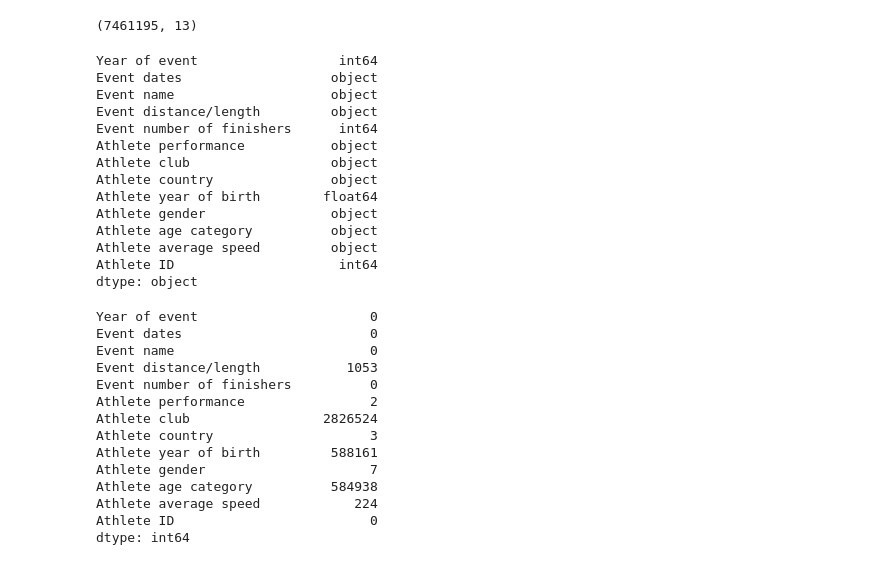
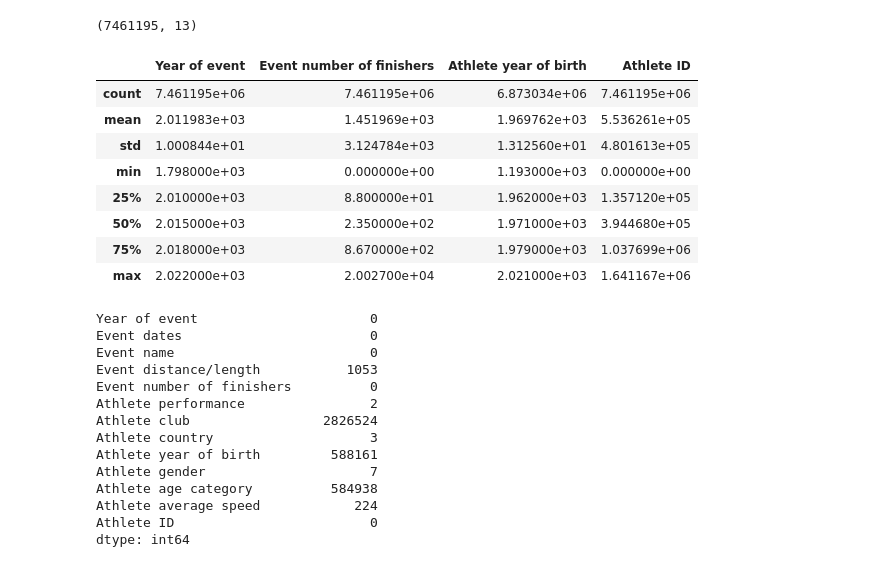
Before and after one commit to Oksihris/DataScience_Proj, a Jupyter notebook: WHO(DS-1L).ipynb, the cells around one changed output. Cells and saved outputs as stored; diff of their text form; code cells hidden in the pictures.

```diff
--- a/WHO(DS-1L).ipynb
+++ b/WHO(DS-1L).ipynb
@@ -17,21 +48,17 @@ df.head()
 print(df.shape)
 # %% [output]
 (7461195, 13)
-# %%
-print(df.dtypes)
-# %% [output]
-Year of event                  int64
-Event dates                   object
-Event name                    object
-Event distance/length         object
-Event number of finishers      int64
-Athlete performance           object
-Athlete club                  object
-Athlete country               object
-Athlete year of birth        float64
-Athlete gender                object
-Athlete age category          object
-Athlete average speed         object
-Athlete ID                     int64
-dtype: object
+# %%
+# вивести основну статистичну інформацію по числовим змінним
+df.describe()
+# %% [output]
+|  | Year of event | Event number of finishers | Athlete year of birth | Athlete ID |
+| count | 7.461195e+06 | 7.461195e+06 | 6.873034e+06 | 7.461195e+06 |
+| mean | 2.011983e+03 | 1.451969e+03 | 1.969762e+03 | 5.536261e+05 |
+| std | 1.000844e+01 | 3.124784e+03 | 1.312560e+01 | 4.801613e+05 |
+| min | 1.798000e+03 | 0.000000e+00 | 1.193000e+03 | 0.000000e+00 |
+| 25% | 2.010000e+03 | 8.800000e+01 | 1.962000e+03 | 1.357120e+05 |
+| 50% | 2.015000e+03 | 2.350000e+02 | 1.971000e+03 | 3.944680e+05 |
+| 75% | 2.018000e+03 | 8.670000e+02 | 1.979000e+03 | 1.037699e+06 |
+| max | 2.022000e+03 | 2.002700e+04 | 2.021000e+03 | 1.641167e+06 |
 # %%
```
Also changed, not shown: parts of 43 cells of this notebook, 4 other files.
